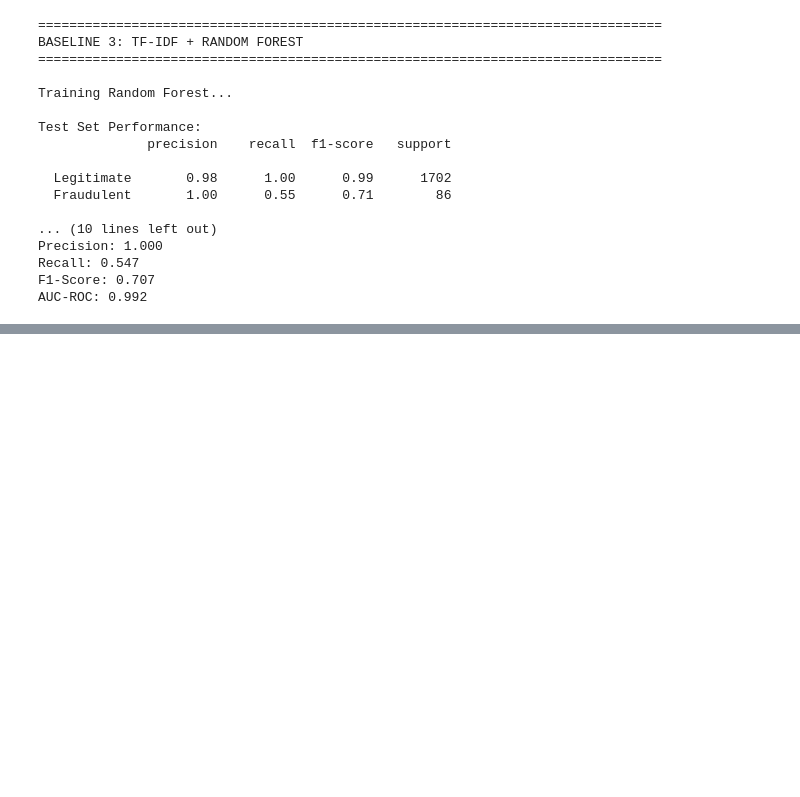
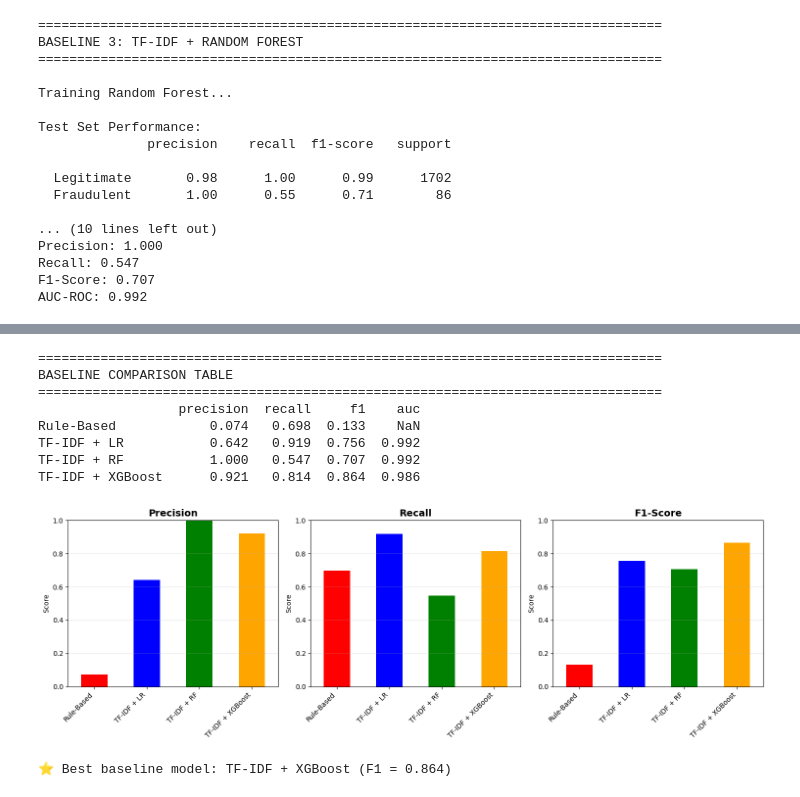
Before and after one commit to diyap24/HireSafe, a Jupyter notebook: 07_baseline_models.ipynb, the cells around one changed output, grey strips where cells are left out. Cells and saved outputs as stored; diff of their text form; code cells hidden in the pictures; blank space fills up the shorter version.

Commit message:
Week 3 complete: All baselines done - best F1 is 0.864, ready for HireSafe ensemble

```diff
--- a/07_baseline_models.ipynb
+++ b/07_baseline_models.ipynb
@@ -395,0 +416,45 @@ Parameters: { "use_label_encoder" } are not used.
+# %%
+import pandas as pd
+
+# Create comparison table
+comparison_df = pd.DataFrame(baseline_results).T
+comparison_df = comparison_df.round(3)
+
+print("="*80)
+print("BASELINE COMPARISON TABLE")
+print("="*80)
+print(comparison_df)
+
+# Visualize
+fig, axes = plt.subplots(1, 3, figsize=(15, 5))
+
+metrics = ['precision', 'recall', 'f1']
+titles = ['Precision', 'Recall', 'F1-Score']
+
+for idx, (metric, title) in enumerate(zip(metrics, titles)):
+    ax = axes[idx]
+    comparison_df[metric].plot(kind='bar', ax=ax, color=['red', 'blue', 'green', 'orange'])
+    ax.set_title(title, fontsize=14, fontweight='bold')
+    ax.set_ylabel('Score')
+    ax.set_xlabel('')
+    ax.set_ylim([0, 1])
+    ax.grid(axis='y', alpha=0.3)
+    ax.set_xticklabels(comparison_df.index, rotation=45, ha='right')
+
+plt.tight_layout()
+plt.show()
+
+# Find best model
+best_f1_model = comparison_df['f1'].idxmax()
+print(f"\n⭐ Best baseline model: {best_f1_model} (F1 = {comparison_df.loc[best_f1_model, 'f1']:.3f})")
+# %% [output]
+================================================================================
+BASELINE COMPARISON TABLE
+================================================================================
+                  precision  recall     f1    auc
+Rule-Based            0.074   0.698  0.133    NaN
+TF-IDF + LR           0.642   0.919  0.756  0.992
+TF-IDF + RF           1.000   0.547  0.707  0.992
+TF-IDF + XGBoost      0.921   0.814  0.864  0.986
+[figure, added]
+⭐ Best baseline model: TF-IDF + XGBoost (F1 = 0.864)
```
Also changed, not shown: parts of 5 cells of this notebook, 2 other files.
